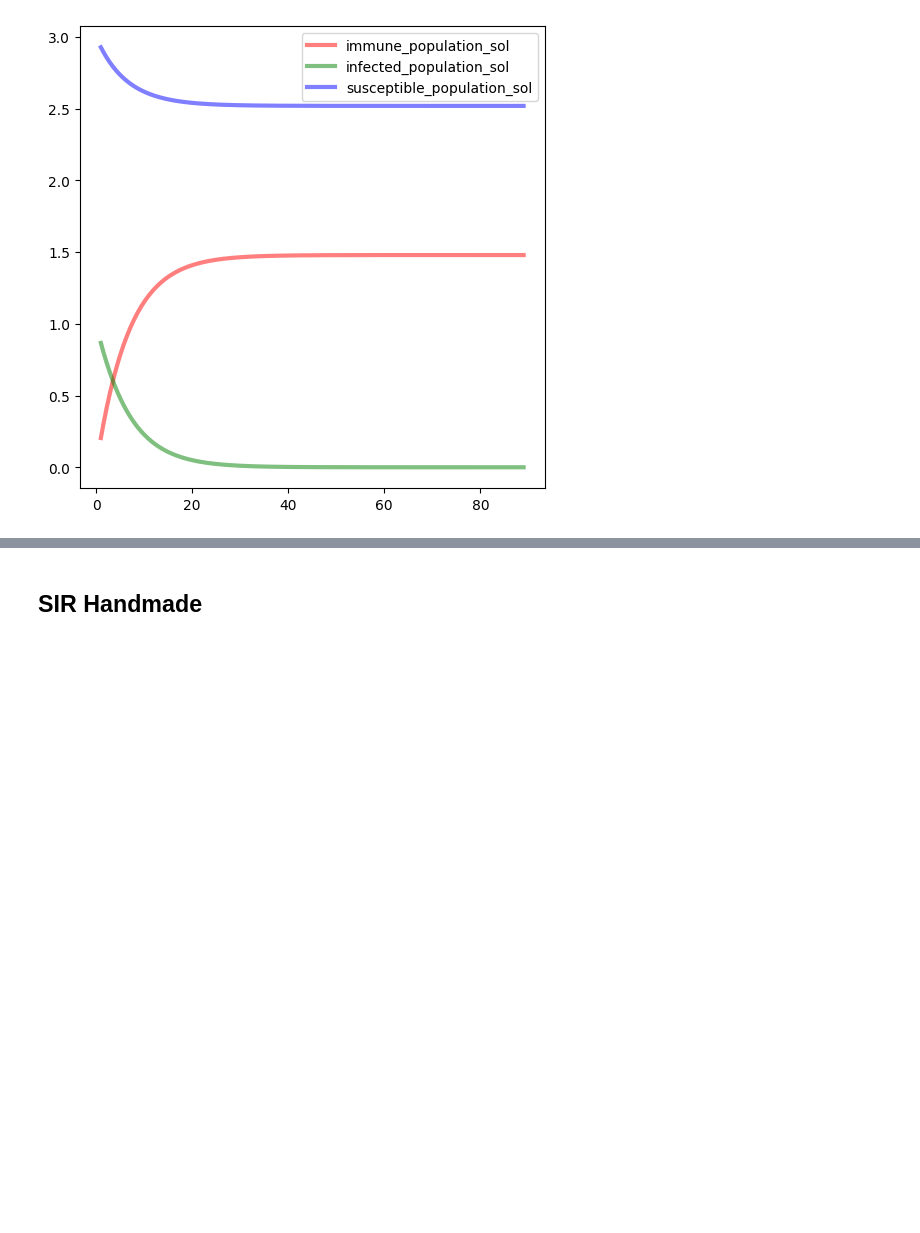
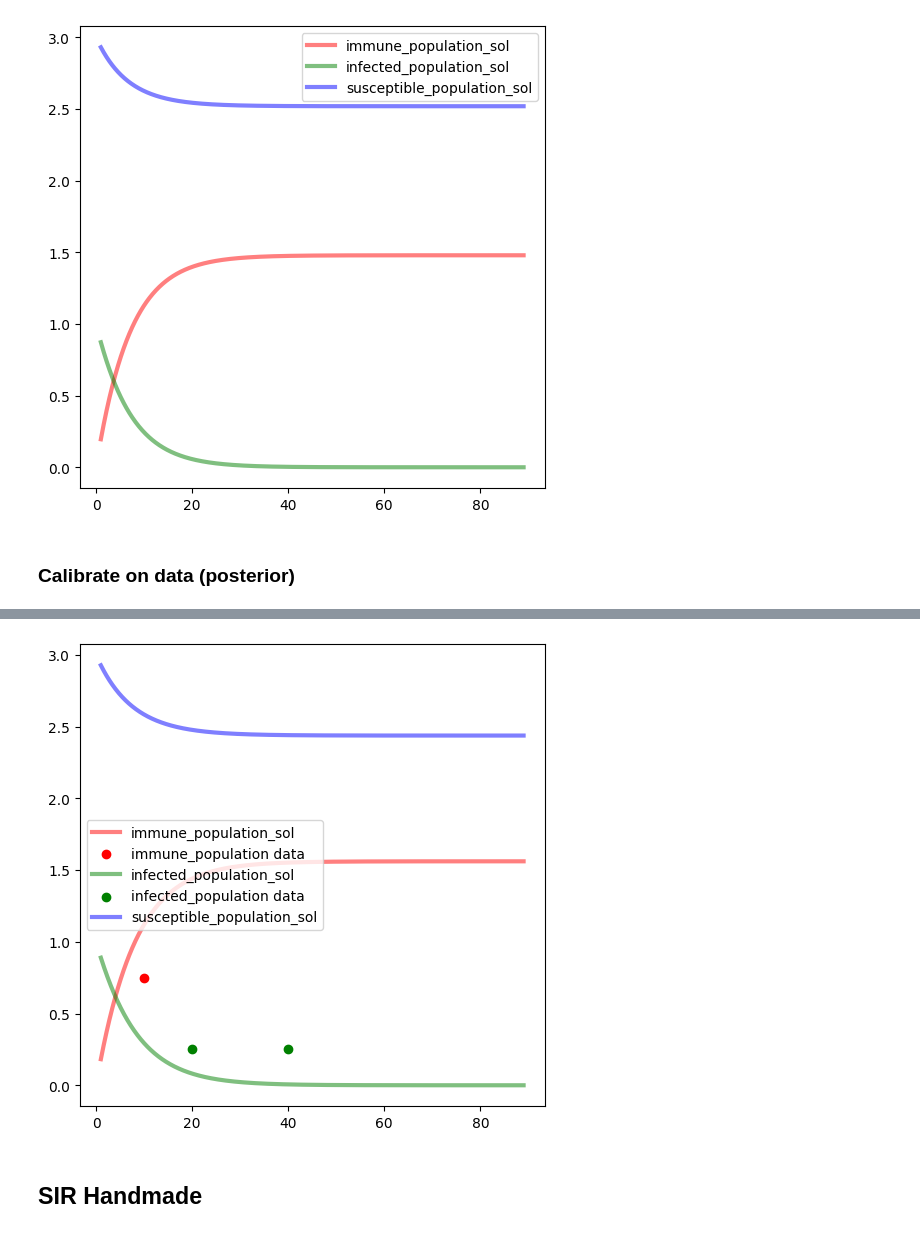
Before and after one commit to ciemss/pyciemss, a Jupyter notebook: notebook/sir_mira_vs_manual.ipynb, the cells around one changed output, grey strips where cells are left out. Drawn from its saved outputs; the diff is of its cells as text; code cells hidden in the pictures; blank space fills up the shorter version.

Commit message:
add calibration to the comparison

```diff
--- a/notebook/sir_mira_vs_manual.ipynb
+++ b/notebook/sir_mira_vs_manual.ipynb
@@ -33,3 +51,17 @@ ax.legend()
 plt.show()
 # %% [output]
 [figure]
+# %% [markdown]
+### Calibrate on data (posterior)
+# %%
+# data in the form list[ tuple(timepoint, dict(variable, observation)) , ...]
+data = [(20.0,dict(infected_population=0.25)),
+        (10.0,dict(immune_population=0.75)),
+        (40.0,dict(infected_population=0.25))]
+infer_mira = calibrate(mira_model,data, num_iterations=26, verbose=True)
+
+calib_solution = sample(mira_model, timepoints=full_tspan, num_samples=1, inferred_parameters=infer_mira)
+
+plot_trajectories(calib_solution,full_tspan,data)
+plt.show()
+# %% [output]
@@ -36,2 +70,3 @@ plt.show()
+[figure, added]
 # %% [markdown]
 ## SIR Handmade
```
Also changed, not shown: parts of 9 cells of this notebook.
